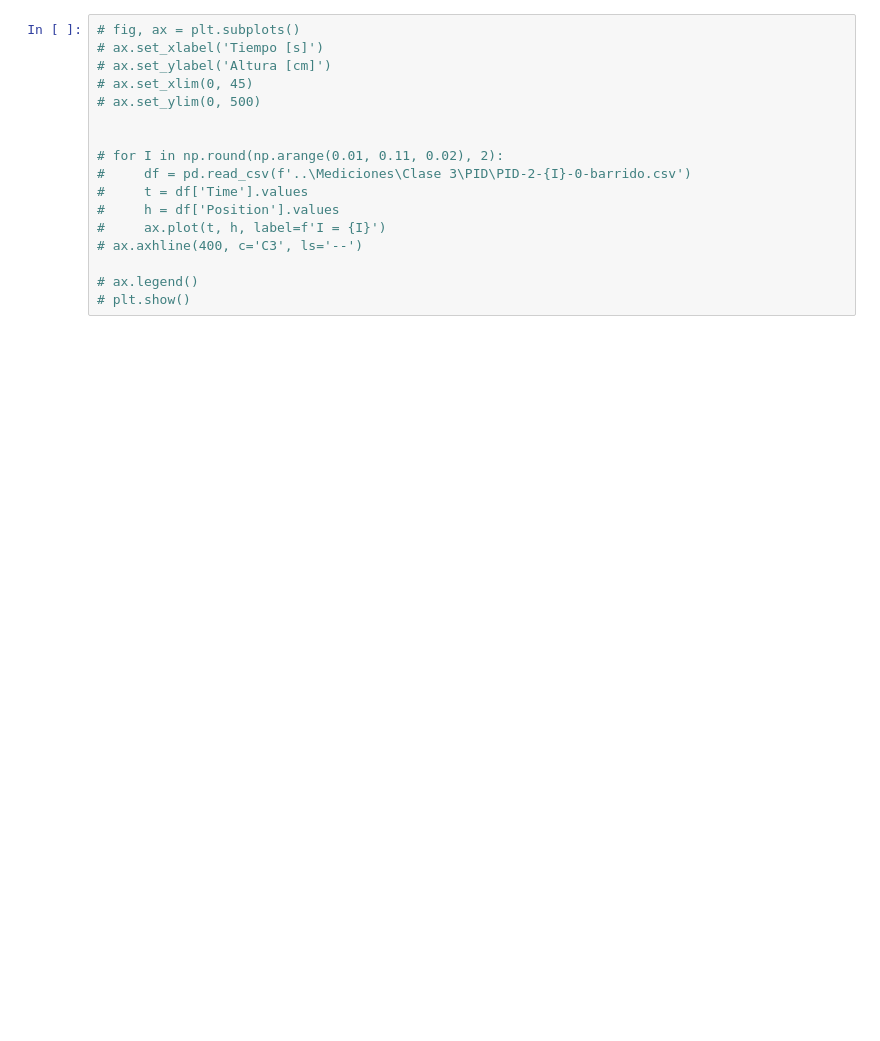
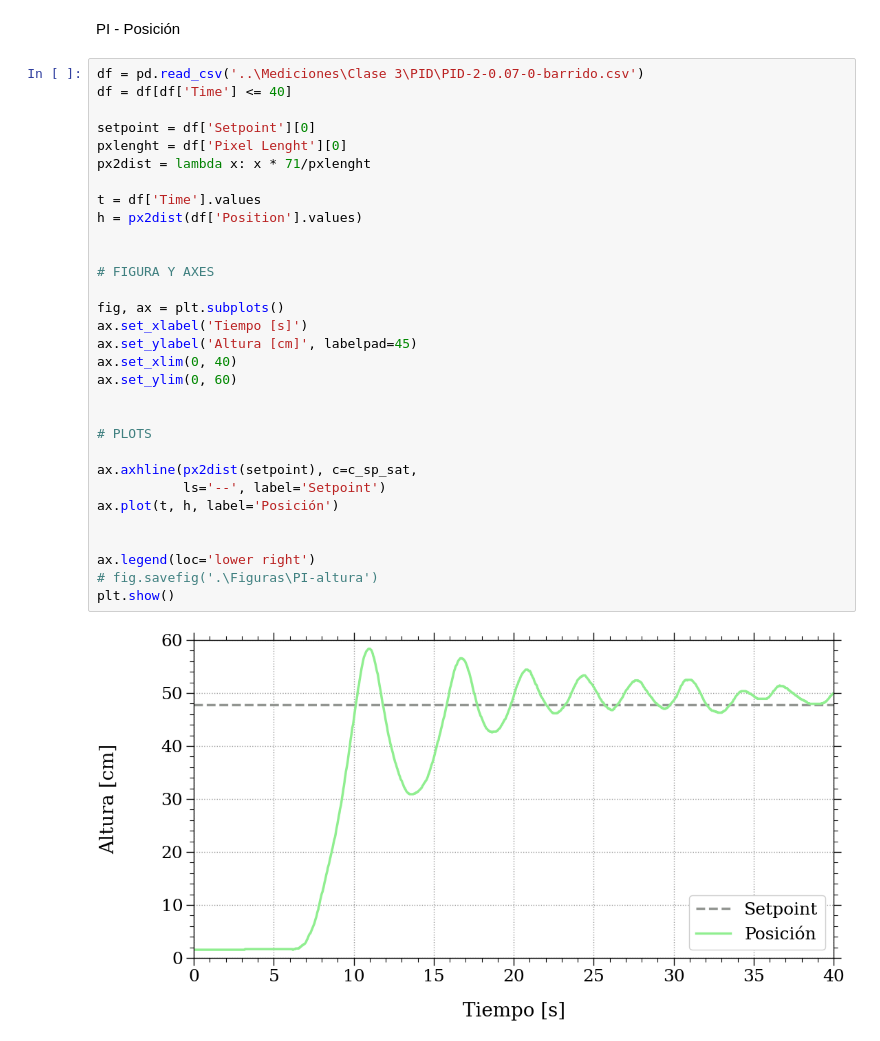
Before and after one commit to Martin-Palomeque/PID, a Jupyter notebook: Entregas/figuras_informe.ipynb, the cells around one changed output. Drawn from its saved outputs; the diff is of its cells as text; blank space fills up the shorter version.

```diff
--- a/Entregas/figuras_informe.ipynb
+++ b/Entregas/figuras_informe.ipynb
@@ -61,17 +81,35 @@ plt.show()
-# %%
-# fig, ax = plt.subplots()
-# ax.set_xlabel('Tiempo [s]')
-# ax.set_ylabel('Altura [cm]')
-# ax.set_xlim(0, 45)
-# ax.set_ylim(0, 500)
-
-
-# for I in np.round(np.arange(0.01, 0.11, 0.02), 2):
-#     df = pd.read_csv(f'..\Mediciones\Clase 3\PID\PID-2-{I}-0-barrido.csv')
-#     t = df['Time'].values
-#     h = df['Position'].values
-#     ax.plot(t, h, label=f'I = {I}')
-# ax.axhline(400, c='C3', ls='--')
-
-# ax.legend()
-# plt.show()
+# %% [markdown]
+PI - Posición
+# %%
+df = pd.read_csv('..\Mediciones\Clase 3\PID\PID-2-0.07-0-barrido.csv')
+df = df[df['Time'] <= 40]
+
+setpoint = df['Setpoint'][0]
+pxlenght = df['Pixel Lenght'][0]
+px2dist = lambda x: x * 71/pxlenght
+
+t = df['Time'].values
+h = px2dist(df['Position'].values)
+
+
+# FIGURA Y AXES
+
+fig, ax = plt.subplots()
+ax.set_xlabel('Tiempo [s]')
+ax.set_ylabel('Altura [cm]', labelpad=45)
+ax.set_xlim(0, 40)
+ax.set_ylim(0, 60)
+
+
+# PLOTS
+
+ax.axhline(px2dist(setpoint), c=c_sp_sat,
+           ls='--', label='Setpoint')
+ax.plot(t, h, label='Posición')
+
+
+ax.legend(loc='lower right')
+# fig.savefig('.\Figuras\PI-altura')
+plt.show()
+# %% [output]
+[figure, added]
```
Also changed, not shown: parts of 13 cells of this notebook, 3 other files.
